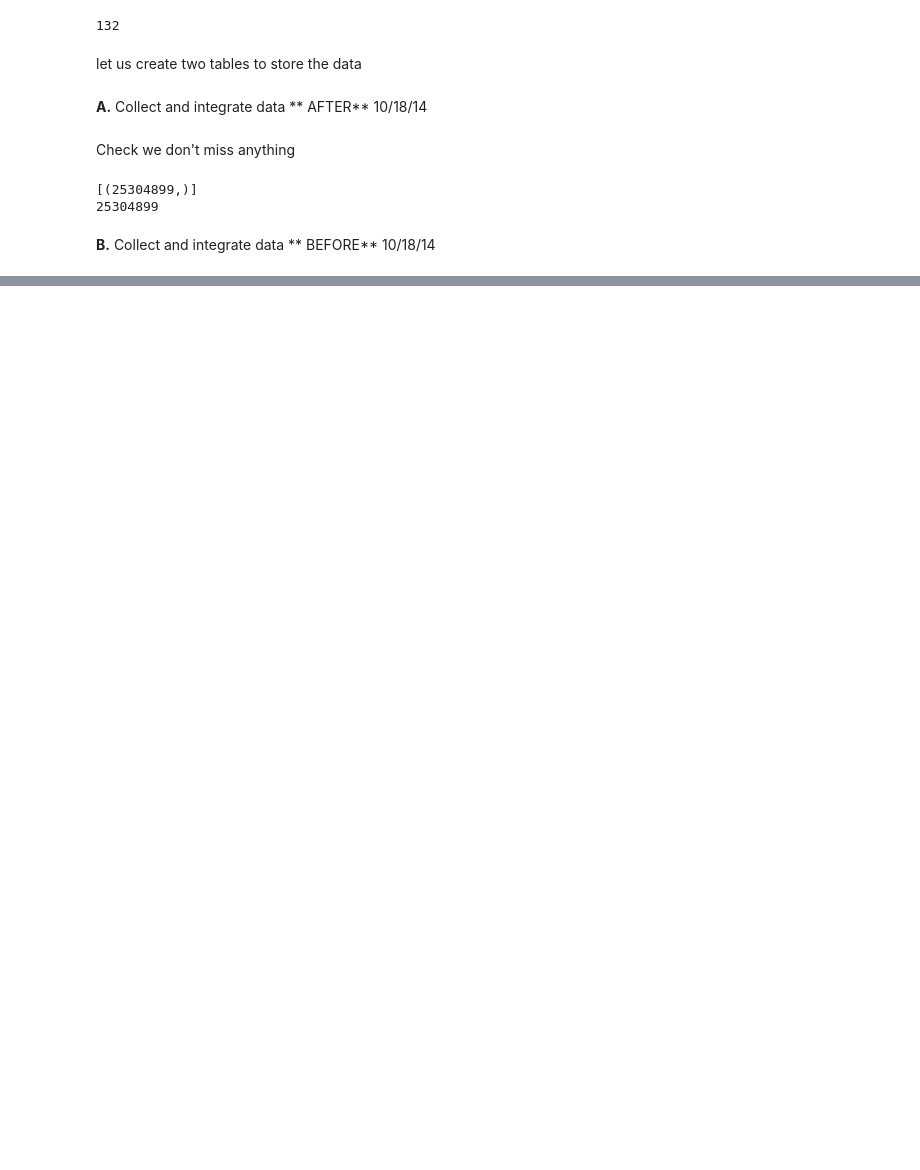
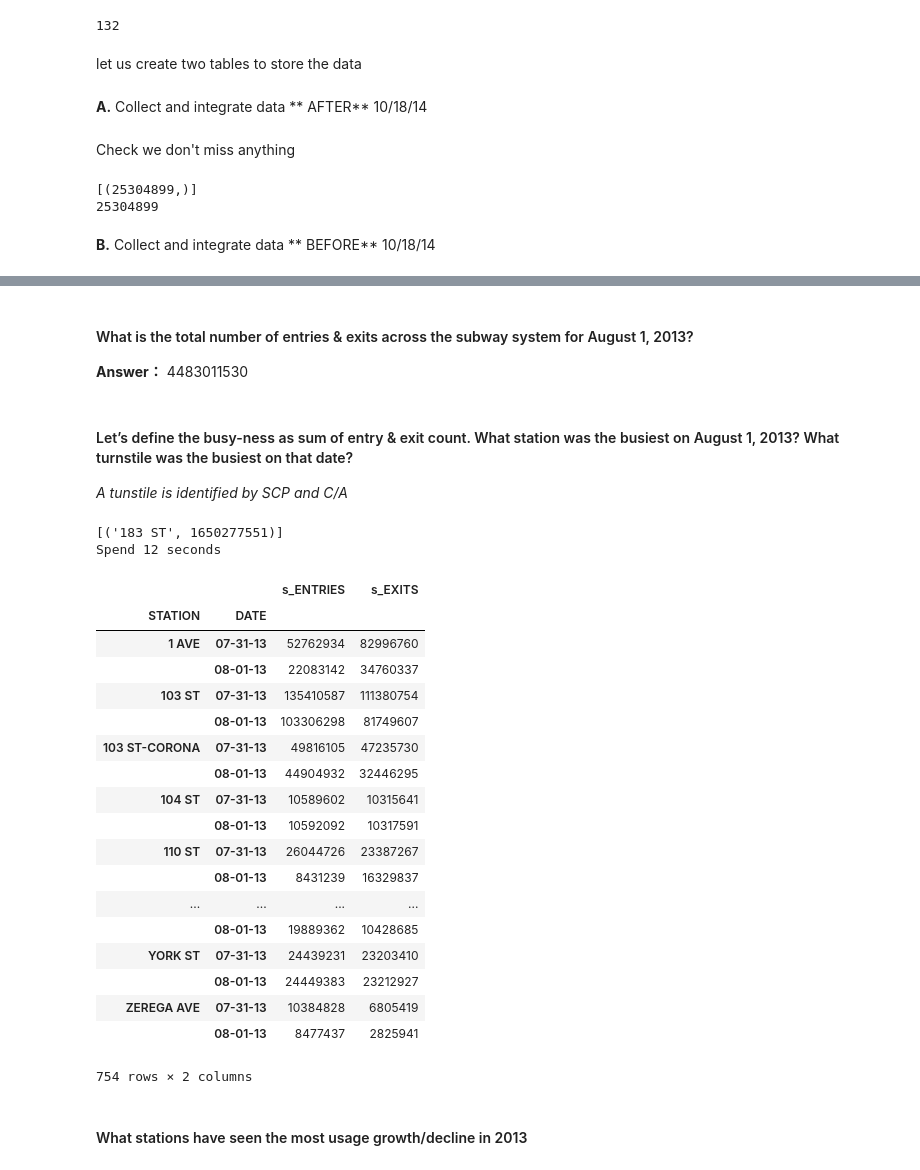
Before and after one commit to MiyainNYC/MTA, a Jupyter notebook: analysis.ipynb, the cells around one changed output, grey strips where cells are left out. Cells and saved outputs as stored; diff of their text form; code cells hidden in the pictures; blank space fills up the shorter version.

```diff
--- a/analysis.ipynb
+++ b/analysis.ipynb
@@ -47,7 +47,7 @@ data_list_post = data_list[:132]
 let us create two tables to store the data
 # %%
 conPost = lite.connect('post.db')
-conPre = lite.connect('pre1018.db')
+conPre = lite.connect('pre.db')
 # %% [markdown]
 **A.** Collect and integrate data ** AFTER** 10/18/14
 # %%
@@ -139,0 +170,50 @@ with con:
+# %%
+start = datetime.datetime.now()
+with conPost:
+    cur = conPost.cursor()
+    cur.execute("""select station, unit from post """)
+    postD = cur.fetchall()
+with conPre:
+    cur = conPre.cursor()
+    cur.execute("""select station, unit from prior """)
+    priorD = cur.fetchall()
+postD_df = pd.DataFrame(postD,columns = ['station','unit'])
+priorD_df = pd.DataFrame(priorD,columns = ['station','unit'])
+print(pd.concat([postD_df,priorD_df]).drop_duplicates(['station','unit']).groupby('station').count().sort_values(by = 'unit',ascending = False).head(1))
+end = datetime.datetime.now()
+print('Spend %s seconds'%(end-start).seconds)
+# %% [markdown]
+#### What is the total number of entries & exits across the subway system for August 1, 2013?
+
+   **Answer：** 4483011530
+# %%
+start = datetime.datetime.now()
+
+with conPre:
+    cur = conPre.cursor()
+    cur.execute("""select DATE,sum(ENTRIES) AS s_ENTRIES, sum(EXITS) AS s_EXITS from prior \
+    group by DATE HAVING DATE in ('08-01-13','07-31-13)""")
+    sumEE = cur.fetchall()
+sumEE_df = pd.DataFrame(sumEE,columns = ["DATE",'s_ENTRIES','s_EXITS'])
+sumEE_df['TOTAL'] = sumEE_df['s_ENTRIES']+sumEE_df['s_EXITS']
+end = datetime.datetime.now()
+print(sumEE_df['TOTAL'].diff().values[1])
+print('Spend %s seconds'%(end-start).seconds)
+# %% [markdown]
+#### Let’s define the busy-ness as sum of entry & exit count. What station was the busiest on August 1, 2013? What turnstile was the busiest on that date?
+*A tunstile is identified by SCP and C/A*
+# %%
+start = datetime.datetime.now()
+with conPre:
+    cur = conPre.cursor()
+    cur.execute("""select DATE, STATION,sum(ENTRIES) AS s_ENTRIES, sum(EXITS) AS s_EXITS from prior \
+    group by DATE,STATION Having DATE IN ('08-01-13','07-31-13') """)
+    S_busiest = cur.fetchall()
+S_busiest_df = pd.DataFrame(S_busiest,columns = ['DATE','STATION','s_ENTRIES','s_EXITS'])
+S_busiest_df['TOTAL'] = S_busiest_df['s_ENTRIES']+S_busiest_df['s_EXITS']
+end = datetime.datetime.now()
+print(busiest)
+print('Spend %s seconds'%(end-start).seconds)
+# %% [output]
+[('183 ST', 1650277551)]
+Spend 12 seconds
@@ -139,0 +232,24 @@ with con:
+# %%
+S_busiest_df.groupby(['STATION','DATE']).sum()
+# %% [output]
+|  |  | s_ENTRIES | s_EXITS |
+| STATION | DATE |  |  |
+| 1 AVE | 07-31-13 | 52762934 | 82996760 |
+|  | 08-01-13 | 22083142 | 34760337 |
+| 103 ST | 07-31-13 | 135410587 | 111380754 |
+|  | 08-01-13 | 103306298 | 81749607 |
+| 103 ST-CORONA | 07-31-13 | 49816105 | 47235730 |
+|  | 08-01-13 | 44904932 | 32446295 |
+| 104 ST | 07-31-13 | 10589602 | 10315641 |
+|  | 08-01-13 | 10592092 | 10317591 |
+| 110 ST | 07-31-13 | 26044726 | 23387267 |
+|  | 08-01-13 | 8431239 | 16329837 |
+| ... | ... | ... | ... |
+|  | 08-01-13 | 19889362 | 10428685 |
+| YORK ST | 07-31-13 | 24439231 | 23203410 |
+|  | 08-01-13 | 24449383 | 23212927 |
+| ZEREGA AVE | 07-31-13 | 10384828 | 6805419 |
+|  | 08-01-13 | 8477437 | 2825941 |
+754 rows × 2 columns
+# %% [markdown]
+#### What stations have seen the most usage growth/decline in 2013
```
Also changed, not shown: parts of 19 cells of this notebook.
